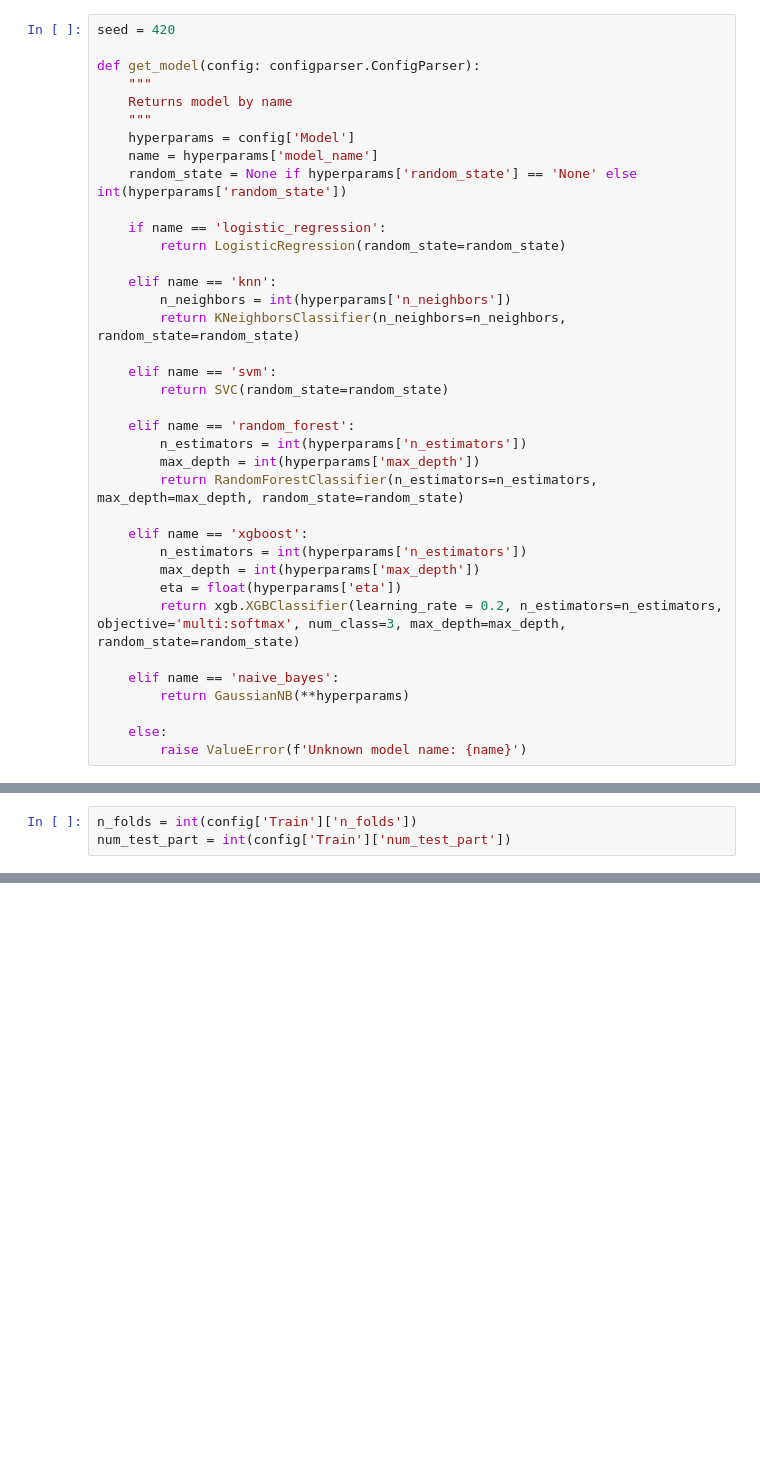
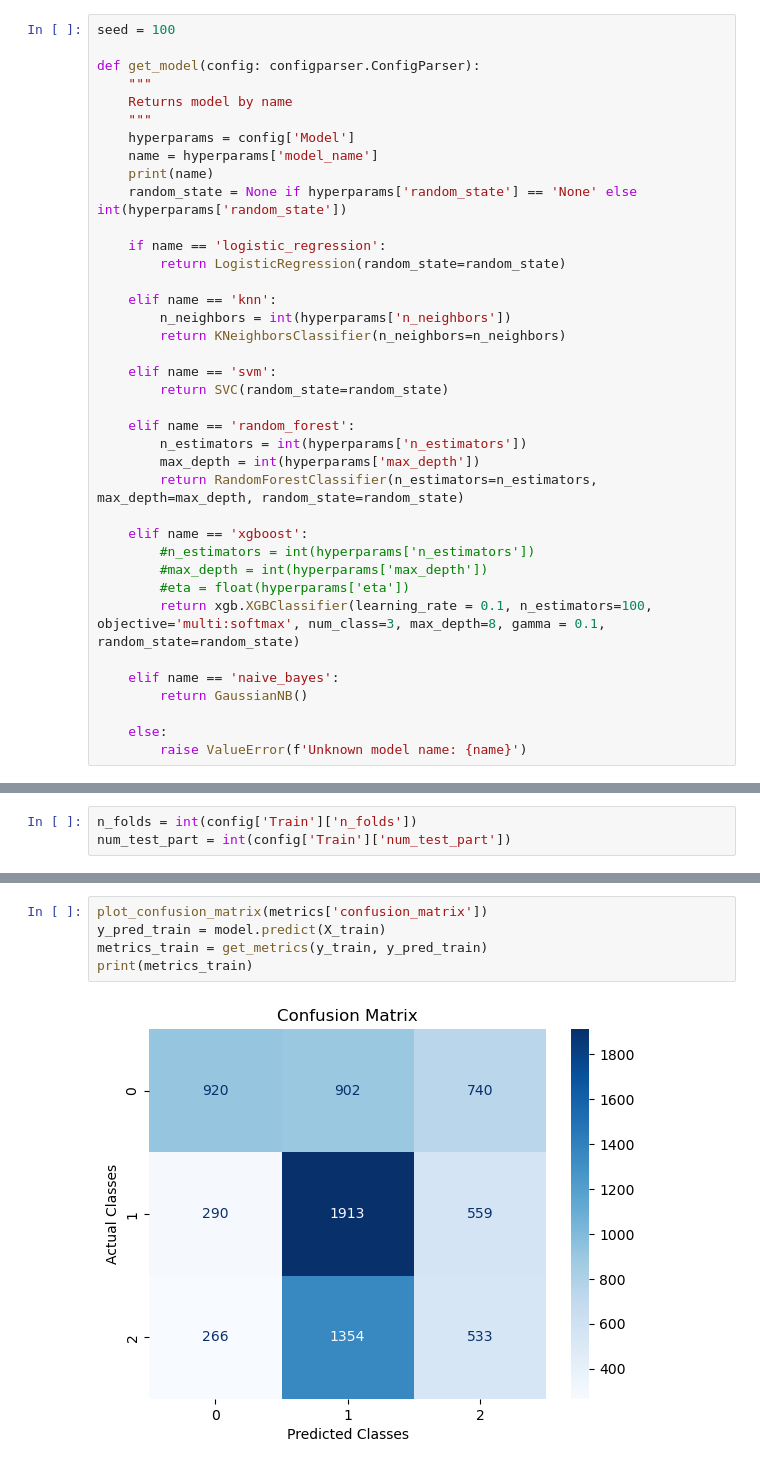
Before and after one commit to strajdzsha/EEG-classification, a Jupyter notebook: train_fast.ipynb, the cells around one changed output, grey strips where cells are left out. Saved outputs shown, nothing was run; the diff lists cells and outputs as text; blank space fills up the shorter version.

```diff
--- a/train_fast.ipynb
+++ b/train_fast.ipynb
@@ -22,5 +25,5 @@ from imblearn.over_sampling import RandomOverSampler, SMOTE
 # %%
-seed = 420
+seed = 100
 
 def get_model(config: configparser.ConfigParser):
     """
@@ -28,6 +31,7 @@ def get_model(config: configparser.ConfigParser):
     """
     hyperparams = config['Model']
     name = hyperparams['model_name']
+    print(name)
     random_state = None if hyperparams['random_state'] == 'None' else int(hyperparams['random_state'])
 
     if name == 'logistic_regression':
@@ -35,7 +39,7 @@ def get_model(config: configparser.ConfigParser):
 
     elif name == 'knn':
         n_neighbors = int(hyperparams['n_neighbors'])
-        return KNeighborsClassifier(n_neighbors=n_neighbors, random_state=random_state)
+        return KNeighborsClassifier(n_neighbors=n_neighbors)
 
     elif name == 'svm':
         return SVC(random_state=random_state)
@@ -46,13 +50,13 @@ def get_model(config: configparser.ConfigParser):
         return RandomForestClassifier(n_estimators=n_estimators, max_depth=max_depth, random_state=random_state)
 
     elif name == 'xgboost':
-        n_estimators = int(hyperparams['n_estimators'])
-        max_depth = int(hyperparams['max_depth'])
-        eta = float(hyperparams['eta'])
-        return xgb.XGBClassifier(learning_rate = 0.2, n_estimators=n_estimators, objective='multi:softmax', num_class=3, max_depth=max_depth, random_state=random_state)
+        #n_estimators = int(hyperparams['n_estimators'])
+        #max_depth = int(hyperparams['max_depth'])
+        #eta = float(hyperparams['eta'])
+        return xgb.XGBClassifier(learning_rate = 0.1, n_estimators=100, objective='multi:softmax', num_class=3, max_depth=8, gamma = 0.1,  random_state=random_state)
 
     elif name == 'naive_bayes':
-        return GaussianNB(**hyperparams)
+        return GaussianNB()
 
     else:
         raise ValueError(f'Unknown model name: {name}')
@@ -130,0 +151,7 @@ starting training
+# %%
+plot_confusion_matrix(metrics['confusion_matrix'])
+y_pred_train = model.predict(X_train)
+metrics_train = get_metrics(y_train, y_pred_train)
+print(metrics_train)
+# %% [output]
+[figure, added]
```
Also changed, not shown: parts of 5 cells of this notebook, 1 other file.
